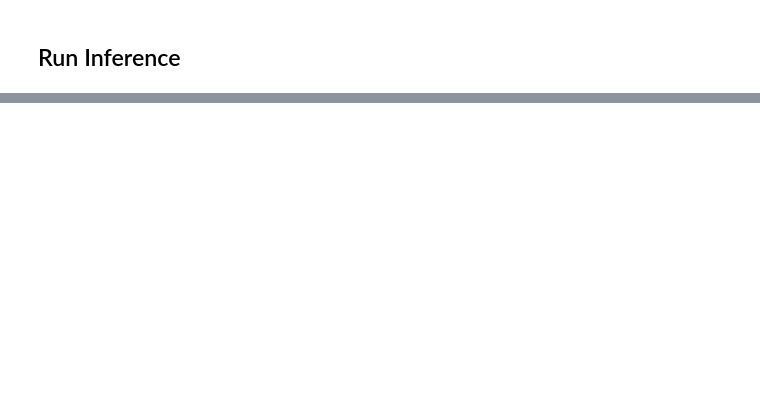
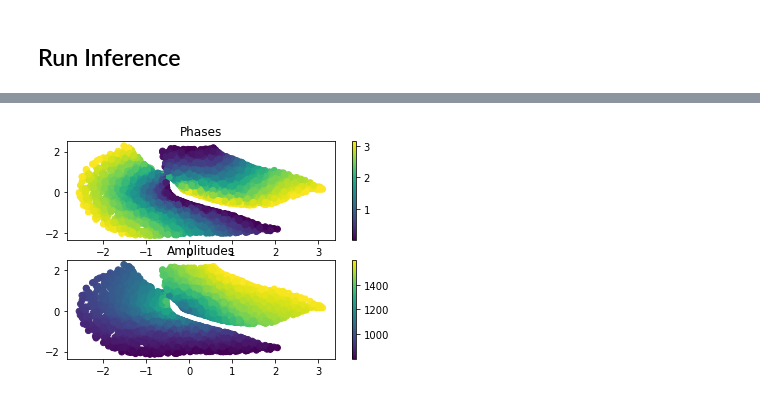
Before and after one commit to egaznep/toy_vae_example, a Jupyter notebook: notebooks/results/01_Test_Reconstructions.ipynb, the cells around one changed output, grey strips where cells are left out. Drawn from its saved outputs; the diff is of its cells as text; code cells hidden in the pictures; blank space fills up the shorter version.

```diff
--- a/notebooks/results/01_Test_Reconstructions.ipynb
+++ b/notebooks/results/01_Test_Reconstructions.ipynb
@@ -64,0 +75,13 @@ visualize_signal_pairs(t, inputs, results)
+# %%
+plt.figure()
+plt.subplot(2,1,1)
+plt.scatter(latent[:,0], latent[:,1], c=phases)
+plt.title('Phases')
+plt.colorbar()
+plt.subplot(2,1,2)
+plt.scatter(latent[:,0], latent[:,1], c=frequencies)
+plt.colorbar()
+plt.title('Amplitudes')
+plt.show()
+# %% [output]
+[figure, added]
```
Also changed, not shown: parts of 3 cells of this notebook, 2 other files.
